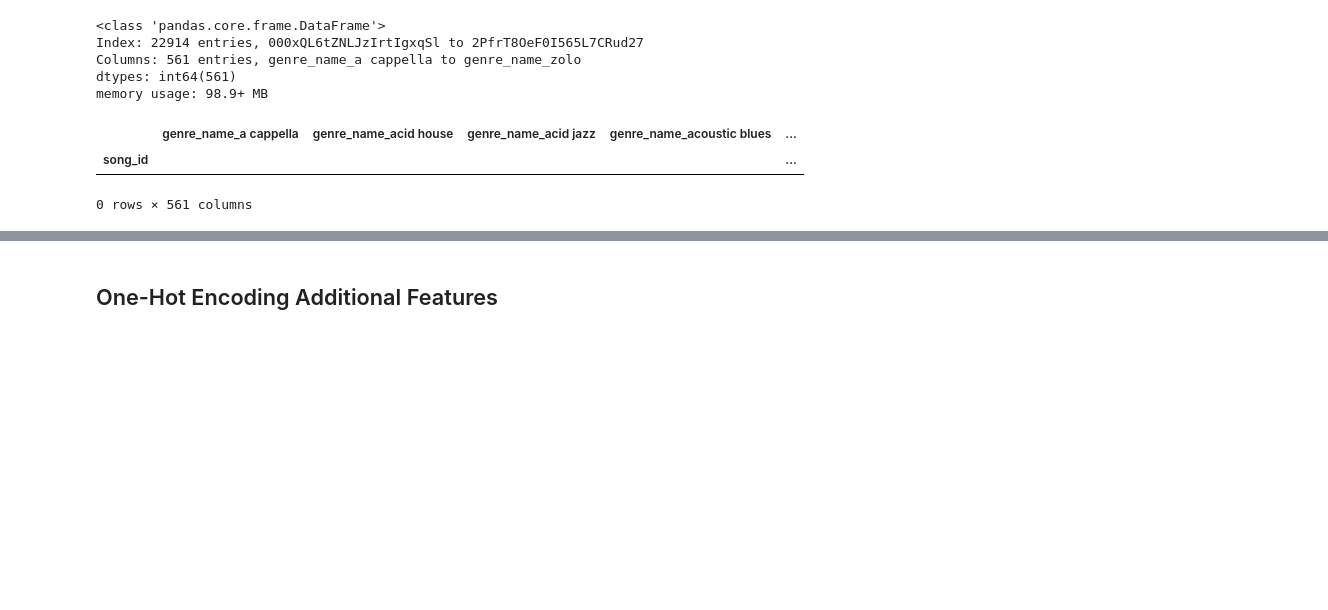
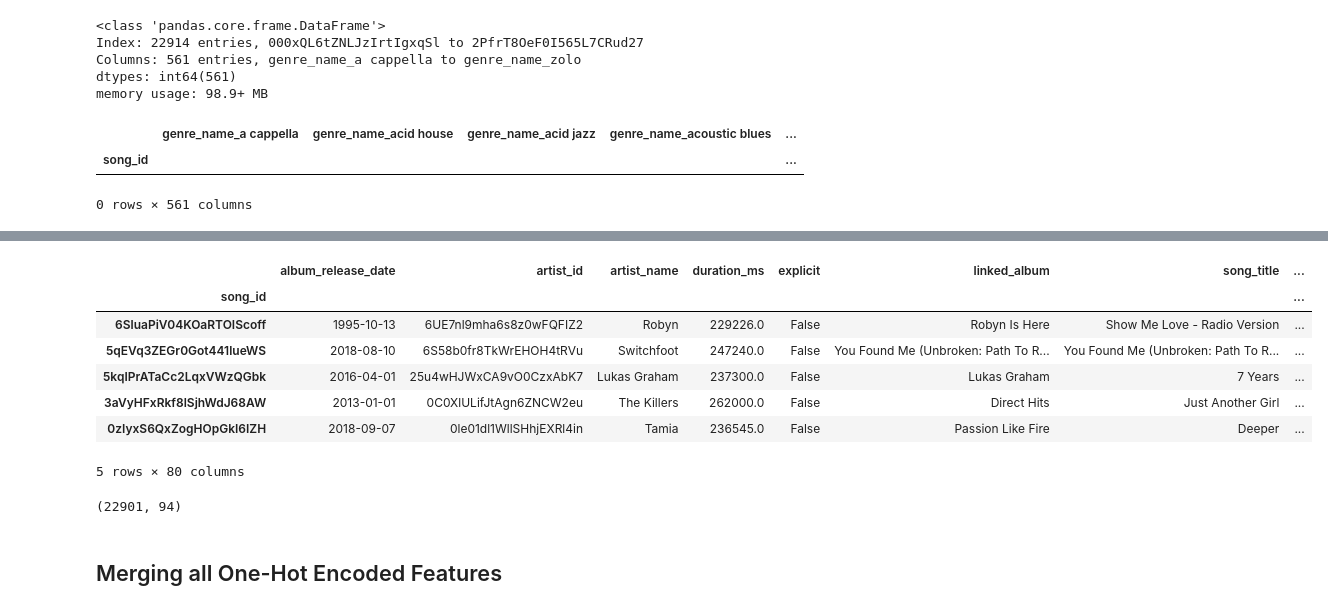
Before and after one commit to jonjohnsontc/songwriter-graph, a Jupyter notebook: notebooks/preprocessing.ipynb, the cells around one changed output, grey strips where cells are left out. Saved outputs shown, nothing was run; the diff lists cells and outputs as text; code cells hidden in the pictures; blank space fills up the shorter version.

Commit message:
more EDA + removed Jerky Boys from song list +  new model nb

```diff
--- a/notebooks/preprocessing.ipynb
+++ b/notebooks/preprocessing.ipynb
@@ -59,0 +92,15 @@ genre_dummies.to_csv('../data/genre_dummies.csv')
+# %%
+main_wfeats = pd.read_csv('../data/main_wfeats.csv', index_col='song_id')
+# %%
+main_wfeats.drop('Unnamed: 0', axis=1, inplace=True)
+# %%
+main_wfeats.head()
+# %% [output]
+|  | album_release_date | artist_id | artist_name | duration_ms | explicit | linked_album | song_title | ... |
+| song_id |  |  |  |  |  |  |  | ... |
+| 6SluaPiV04KOaRTOIScoff | 1995-10-13 | 6UE7nl9mha6s8z0wFQFIZ2 | Robyn | 229226.0 | False | Robyn Is Here | Show Me Love - Radio Version | ... |
+| 5qEVq3ZEGr0Got441lueWS | 2018-08-10 | 6S58b0fr8TkWrEHOH4tRVu | Switchfoot | 247240.0 | False | You Found Me (Unbroken: Path To R... | You Found Me (Unbroken: Path To R... | ... |
+| 5kqIPrATaCc2LqxVWzQGbk | 2016-04-01 | 25u4wHJWxCA9vO0CzxAbK7 | Lukas Graham | 237300.0 | False | Lukas Graham | 7 Years | ... |
+| 3aVyHFxRkf8lSjhWdJ68AW | 2013-01-01 | 0C0XlULifJtAgn6ZNCW2eu | The Killers | 262000.0 | False | Direct Hits | Just Another Girl | ... |
+| 0zIyxS6QxZogHOpGkI6IZH | 2018-09-07 | 0le01dl1WllSHhjEXRl4in | Tamia | 236545.0 | False | Passion Like Fire | Deeper | ... |
+5 rows × 80 columns
@@ -60,2 +113,6 @@ genre_dummies.to_csv('../data/genre_dummies.csv')
+# %%
+main_wfeats.shape
+# %% [output]
+(22901, 94)
 # %% [markdown]
-## One-Hot Encoding Additional Features
+## Merging all One-Hot Encoded Features
```
Also changed, not shown: parts of 74 cells of this notebook, 7 other files.
